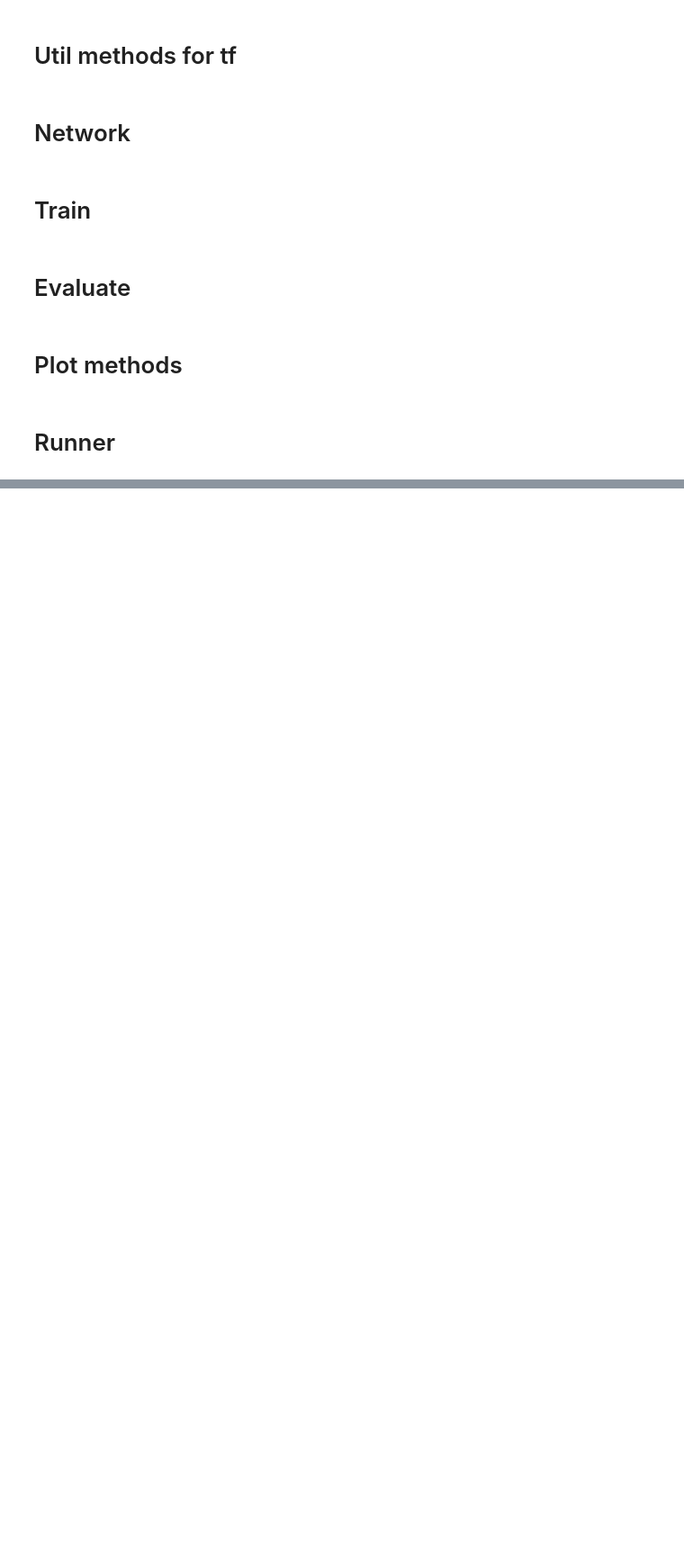
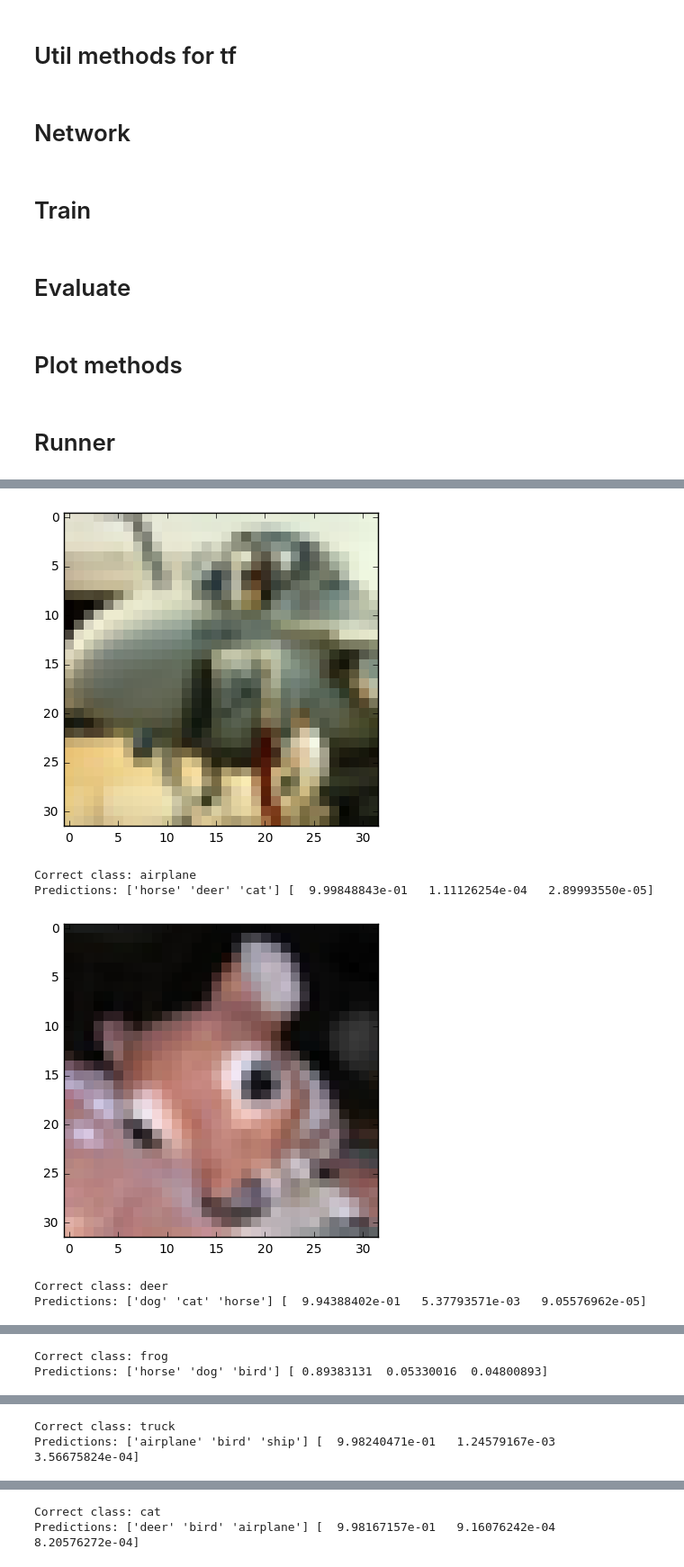
Before and after one commit to lstolcman/fer-deep-learning, a Jupyter notebook: DU2/cifar10/cifar10.ipynb, the cells around one changed output, grey strips where cells are left out. Shown at 90% size. Drawn from its saved outputs; the diff is of its cells as text; code cells hidden in the pictures; blank space fills up the shorter version.

```diff
--- a/DU2/cifar10/cifar10.ipynb
+++ b/DU2/cifar10/cifar10.ipynb
@@ -94,5 +99,8 @@ print(train_x.shape)
 
 weight_decay = config['weight_decay']
 n_classes = 10
+
+class_names = get_label_names(os.path.join(DATA_DIR, 'batches.meta'))
+print(class_names)
 # %% [output]
 (45000, 32, 32, 3)
@@ -260,6 +270,23 @@ def evaluate(session, x, y, config):
   print(" accuracy = %.2f" % valid_acc)
   print(" avg loss = %.2f\n" % loss_avg)
   return loss_avg, valid_acc
+# %%
+def worst_samples(session, x, y, config):
+  batch_size = config['batch_size']
+  num_examples = x.shape[0]
+  num_batches = num_examples // batch_size
+
+  worst_samples = []
+  for i in range(num_batches):
+    batch_x = x[i*batch_size:(i+1)*batch_size, ...]
+    batch_y = y[i*batch_size:(i+1)*batch_size, ...]
+
+    data_dict = {X: batch_x, Y_: batch_y}
+    loss_vals, logits_val = session.run([loss_per_sample, logits] ,feed_dict=data_dict)
+    prediction = np.argmax(logits_val, 1)
+    loss_pairs = [(i*batch_size+id, loss, p) for id, (loss, p) in enumerate(zip(loss_vals, prediction))]
+    worst_samples = sorted(loss_pairs + worst_samples, key=lambda x: -x[1])[:20]
+  return worst_samples
 # %% [markdown]
 # Plot methods
 # %%
@@ -356,0 +421,18 @@ show_image(train_x[2], data_mean, data_std)
+# %%
+worst = worst_samples(session, test_x, test_y, config)
+
+for sample_id, l, predicted in worst:
+    show_image(test_x[sample_id], data_mean, data_std)
+    probas = session.run(tf.nn.softmax(logits), feed_dict={X: np.array([test_x[sample_id]])})
+    probas = probas[0]
+    predictions  = np.argsort(-probas)
+
+    print("Correct class:", class_names[test_y[sample_id]])
+    print("Predictions:", class_names[predictions[:3]], probas[predictions[:3]])
+# %% [output]
+[figure, added]
+Correct class: airplane
+Predictions: ['horse' 'deer' 'cat'] [  9.99848843e-01   1.11126254e-04   2.89993550e-05]
+[figure, added]
+Correct class: deer
+Predictions: ['dog' 'cat' 'horse'] [  9.94388402e-01   5.37793571e-03   9.05576962e-05]
@@ -356,0 +440,2 @@ show_image(train_x[2], data_mean, data_std)
+Correct class: frog
+Predictions: ['horse' 'dog' 'bird'] [ 0.89383131  0.05330016  0.04800893]
@@ -356,0 +443,2 @@ show_image(train_x[2], data_mean, data_std)
+Correct class: truck
+Predictions: ['airplane' 'bird' 'ship'] [  9.98240471e-01   1.24579167e-03   3.56675824e-04]
@@ -356,0 +446,2 @@ show_image(train_x[2], data_mean, data_std)
+Correct class: cat
+Predictions: ['deer' 'bird' 'airplane'] [  9.98167157e-01   9.16076242e-04   8.20576272e-04]
```
Also changed, not shown: parts of 25 cells of this notebook, 1 other file.
